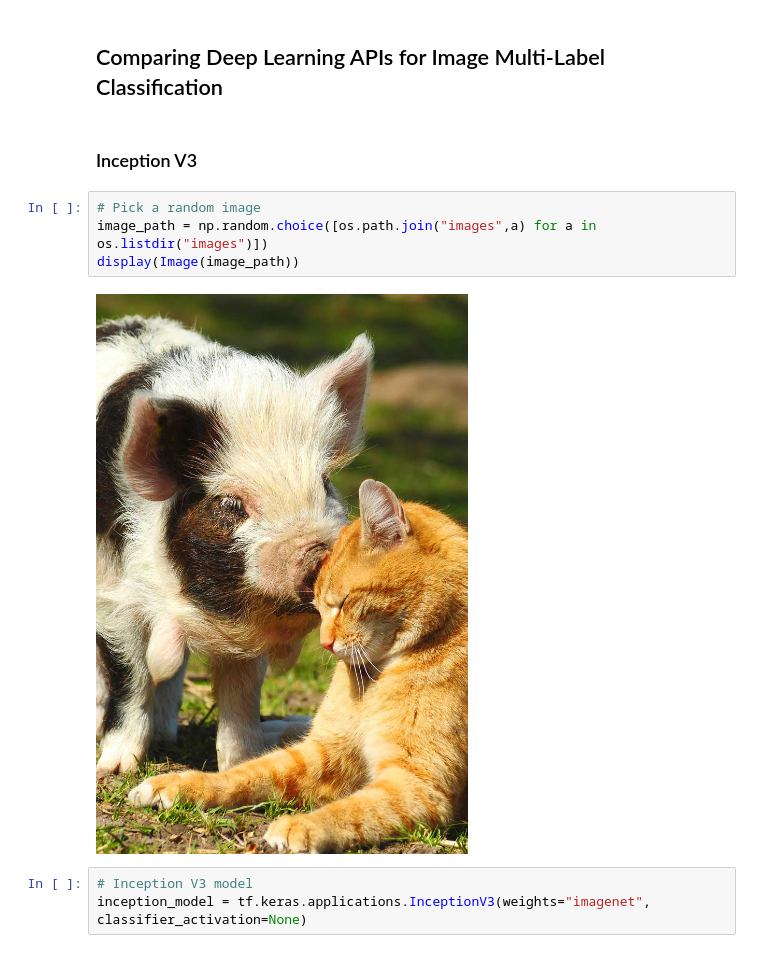
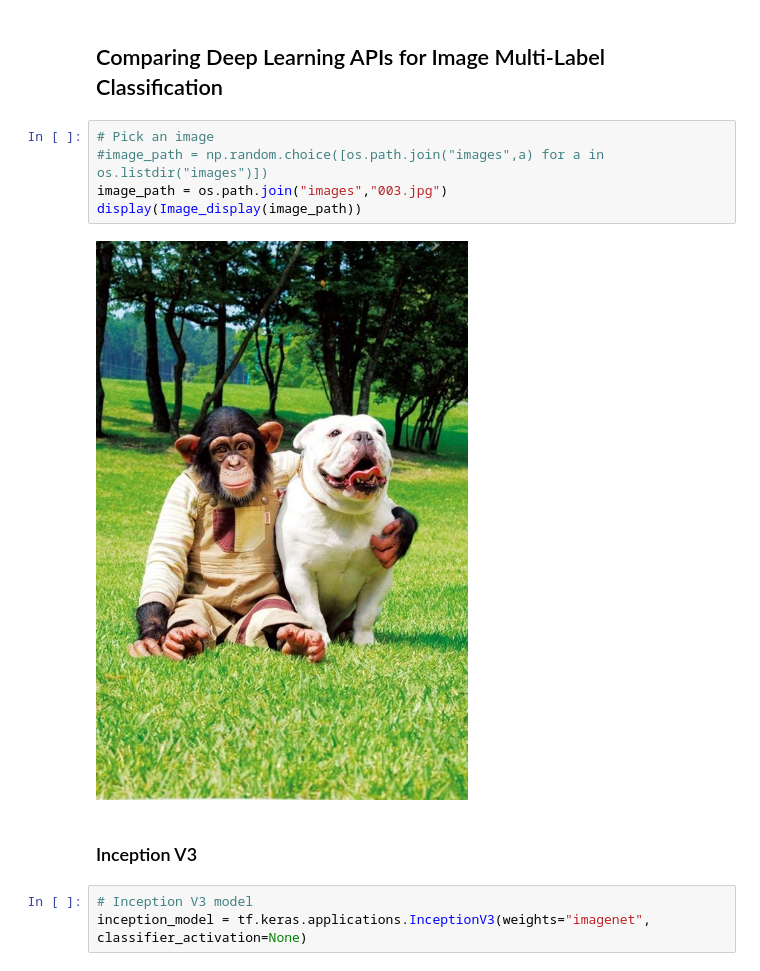
Before and after one commit to CarloCDT/Computer-Vision-Image-Similarity, a Jupyter notebook: Computer Vision APIs.ipynb, the cells around one changed output. Drawn from its saved outputs; the diff is of its cells as text.

```diff
--- a/Computer Vision APIs.ipynb
+++ b/Computer Vision APIs.ipynb
@@ -12,13 +20,14 @@ from IPython.display import Image, display
 # %% [markdown]
 ##  Comparing  Deep Learning APIs for Image Multi-Label Classification
+# %%
+# Pick an image
+#image_path = np.random.choice([os.path.join("images",a) for a in os.listdir("images")])
+image_path = os.path.join("images","003.jpg")
+display(Image_display(image_path))
+# %% [output]
+[figure, added]
 # %% [markdown]
 ### Inception V3
-# %%
-# Pick a random image
-image_path = np.random.choice([os.path.join("images",a) for a in os.listdir("images")])
-display(Image(image_path))
-# %% [output]
-[figure, removed]
 # %%
 # Inception V3 model
 inception_model = tf.keras.applications.InceptionV3(weights="imagenet", classifier_activation=None)
```
Also changed, not shown: parts of 12 cells of this notebook, 4 other files.
